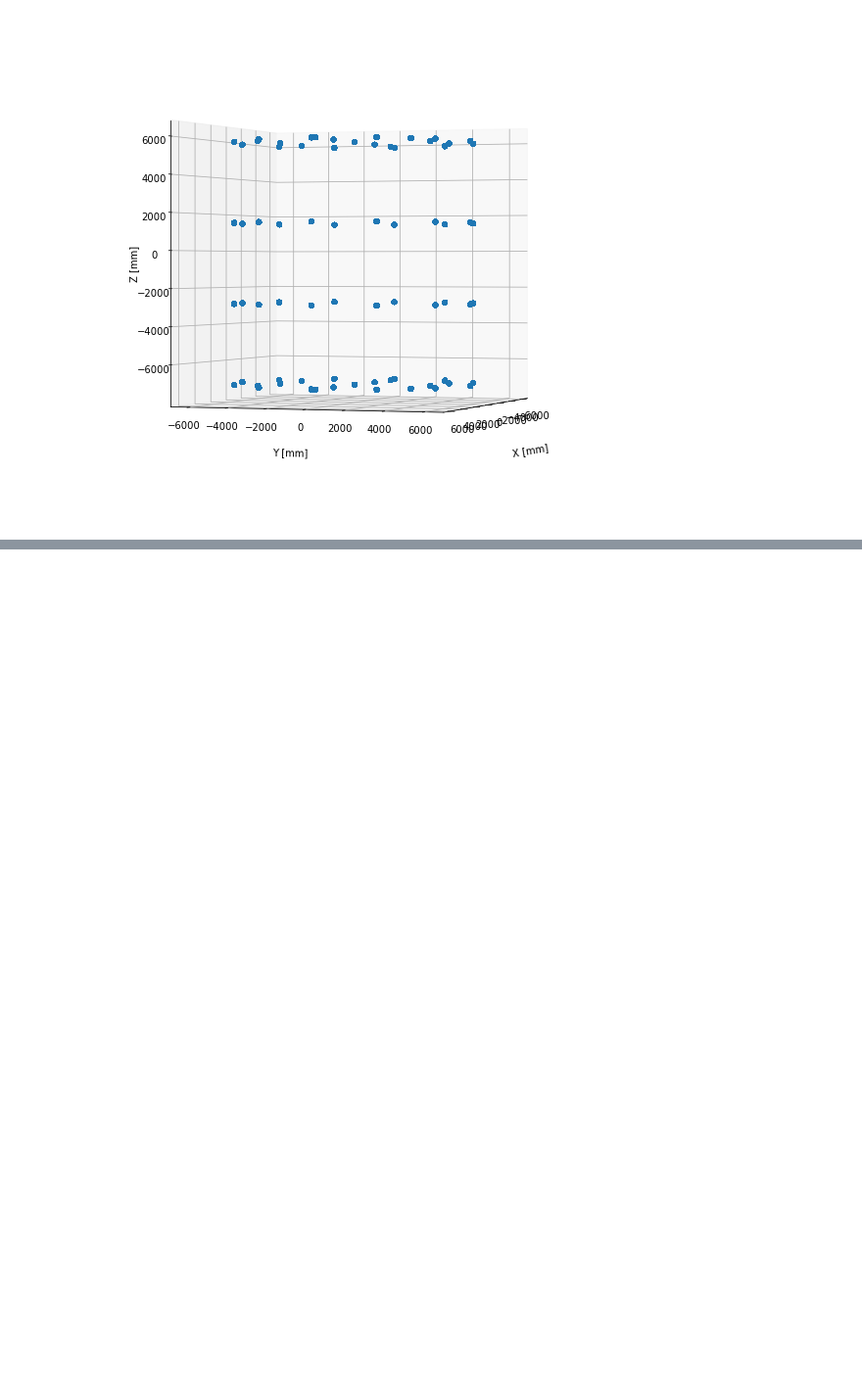
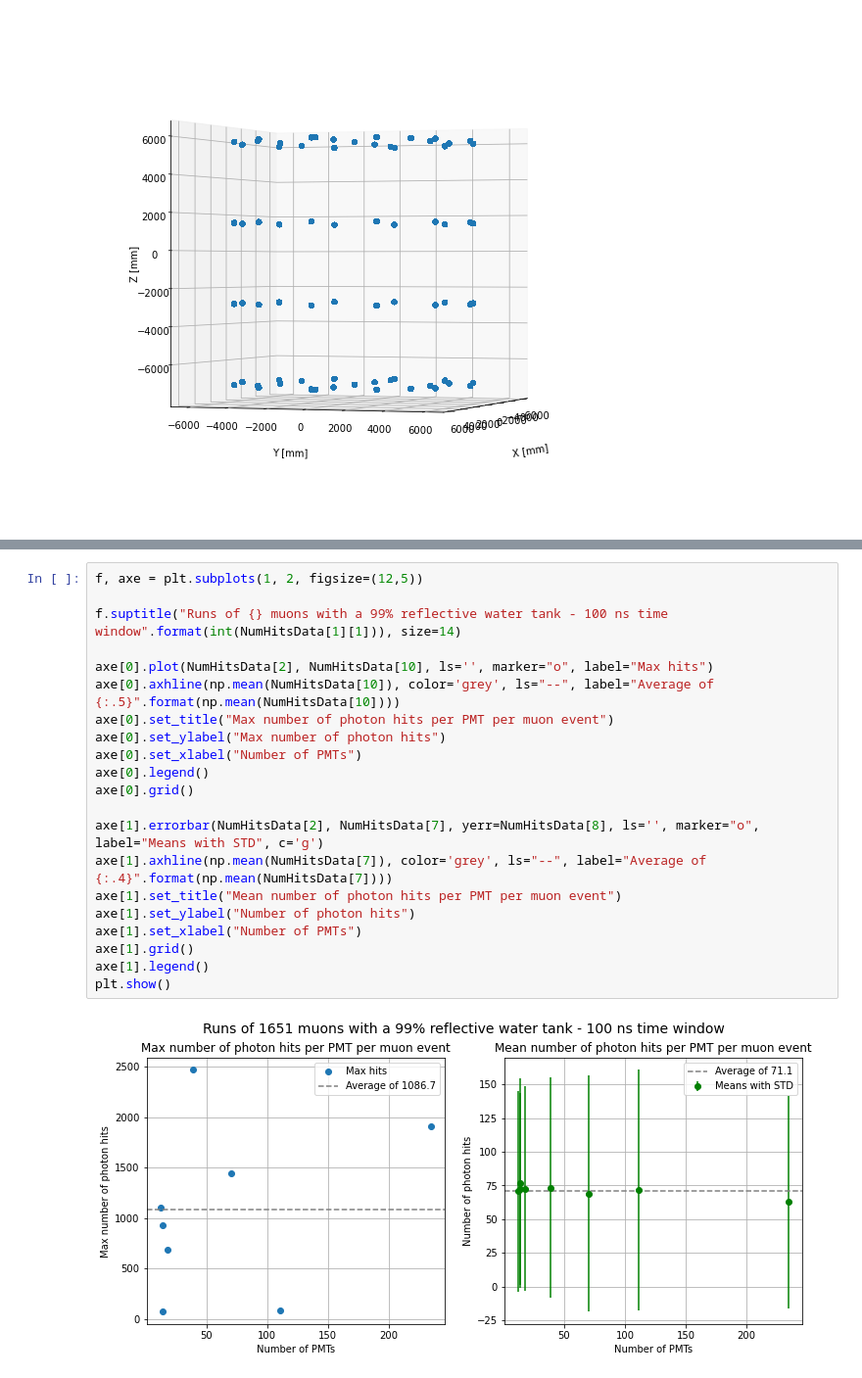
Before and after one commit to eklem1/OD_work, a Jupyter notebook: hfiles_PMTs.ipynb, the cells around one changed output, grey strips where cells are left out. Shown at 98% size. Saved outputs shown, nothing was run; the diff lists cells and outputs as text; blank space fills up the shorter version.

```diff
--- a/hfiles_PMTs.ipynb
+++ b/hfiles_PMTs.ipynb
@@ -327,0 +409,23 @@ plt.show()
+# %%
+f, axe = plt.subplots(1, 2, figsize=(12,5))
+
+f.suptitle("Runs of {} muons with a 99% reflective water tank - 100 ns time window".format(int(NumHitsData[1][1])), size=14)
+
+axe[0].plot(NumHitsData[2], NumHitsData[10], ls='', marker="o", label="Max hits")
+axe[0].axhline(np.mean(NumHitsData[10]), color='grey', ls="--", label="Average of {:.5}".format(np.mean(NumHitsData[10])))
+axe[0].set_title("Max number of photon hits per PMT per muon event")
+axe[0].set_ylabel("Max number of photon hits")
+axe[0].set_xlabel("Number of PMTs")
+axe[0].legend()
+axe[0].grid()
+
+axe[1].errorbar(NumHitsData[2], NumHitsData[7], yerr=NumHitsData[8], ls='', marker="o", label="Means with STD", c='g')
+axe[1].axhline(np.mean(NumHitsData[7]), color='grey', ls="--", label="Average of {:.4}".format(np.mean(NumHitsData[7])))
+axe[1].set_title("Mean number of photon hits per PMT per muon event")
+axe[1].set_ylabel("Number of photon hits")
+axe[1].set_xlabel("Number of PMTs")
+axe[1].grid()
+axe[1].legend()
+plt.show()
+# %% [output]
+[figure, added]
```
Also changed, not shown: parts of 18 cells of this notebook.
